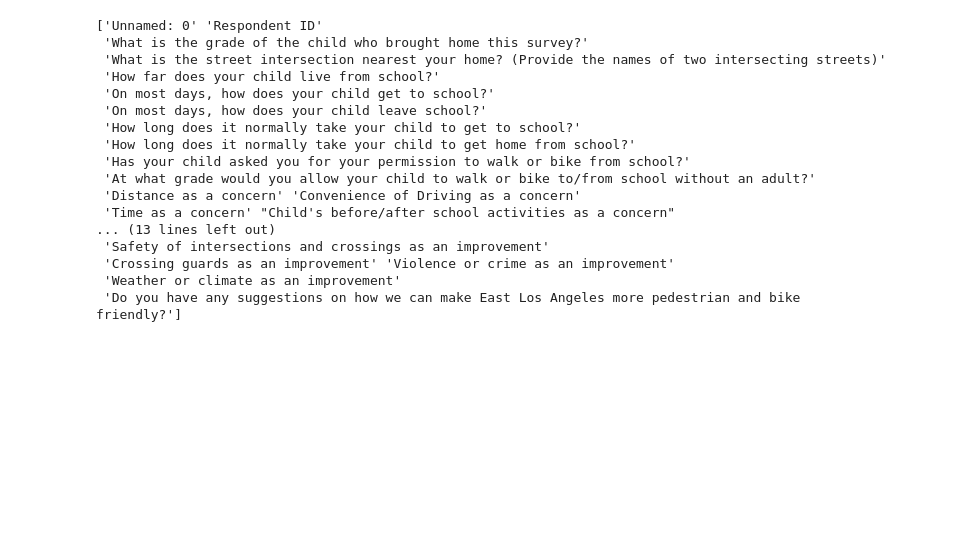
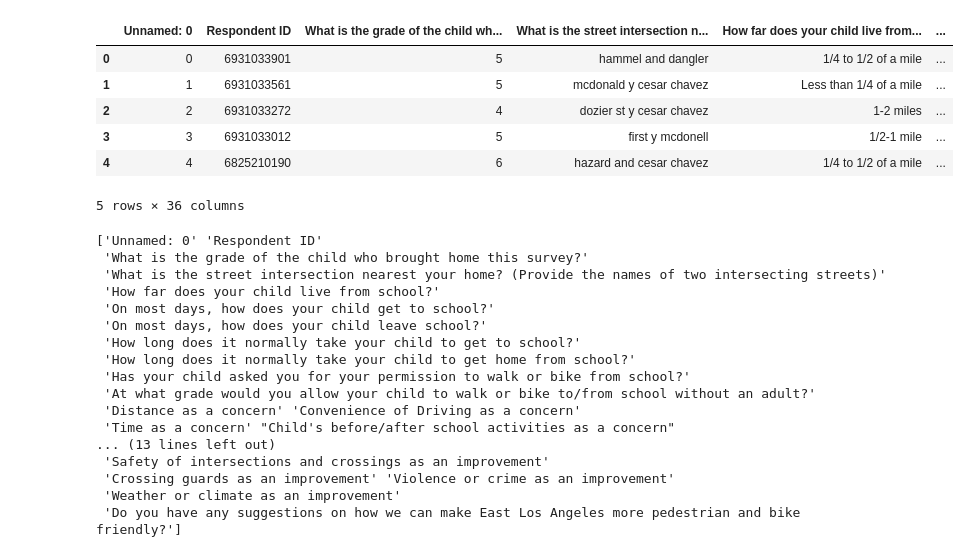
Before and after one commit to JoannaChang/ActiveSGV_Spring2019, a Jupyter notebook: notebook/analysis/thuan_analysis.ipynb, the cells around one changed output. Cells and saved outputs as stored; diff of their text form; code cells hidden in the pictures; blank space fills up the shorter version.

```diff
--- a/notebook/analysis/thuan_analysis.ipynb
+++ b/notebook/analysis/thuan_analysis.ipynb
@@ -4,8 +4,18 @@ import numpy as np
 import matplotlib.pyplot as plt
 import math
 # %%
+fig_path = '../../export/'
+
 data = pd.read_csv('../../datasets/cleaned/Spanish_and_English_Parent_CLEANED.csv')
 data.head()
+# %% [output]
+|  | Unnamed: 0 | Respondent ID | What is the grade of the child wh... | What is the street intersection n... | How far does your child live from... | ... |
+| 0 | 0 | 6931033901 | 5 | hammel and dangler | 1/4 to 1/2 of a mile | ... |
+| 1 | 1 | 6931033561 | 5 | mcdonald y cesar chavez | Less than 1/4 of a mile | ... |
+| 2 | 2 | 6931033272 | 4 | dozier st y cesar chavez | 1-2 miles | ... |
+| 3 | 3 | 6931033012 | 5 | first y mcdonell | 1/2-1 mile | ... |
+| 4 | 4 | 6825210190 | 6 | hazard and cesar chavez | 1/4 to 1/2 of a mile | ... |
+5 rows × 36 columns
 # %%
 columns = data.columns.values
 print(columns)
```
Also changed, not shown: parts of 8 cells of this notebook, 5 other files.
